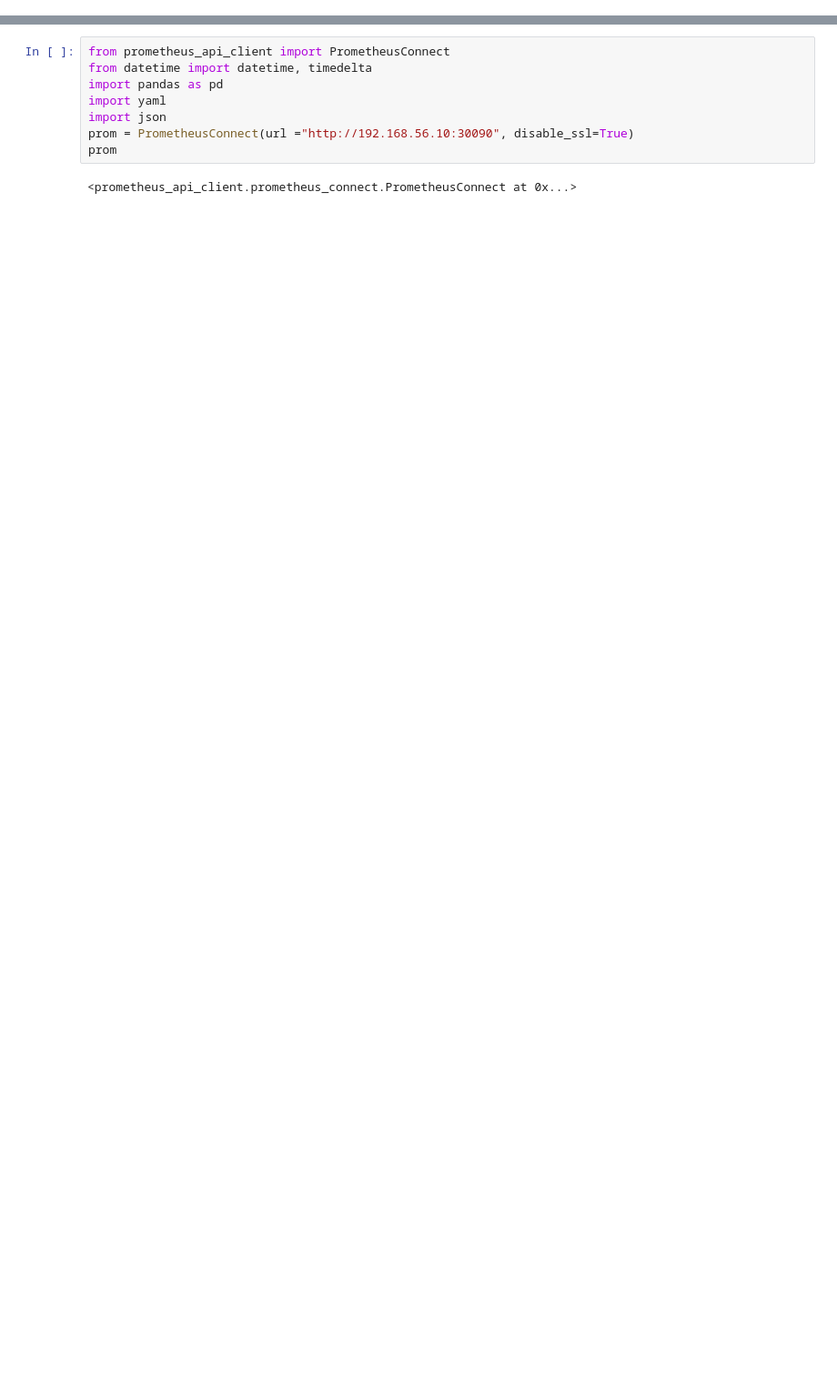
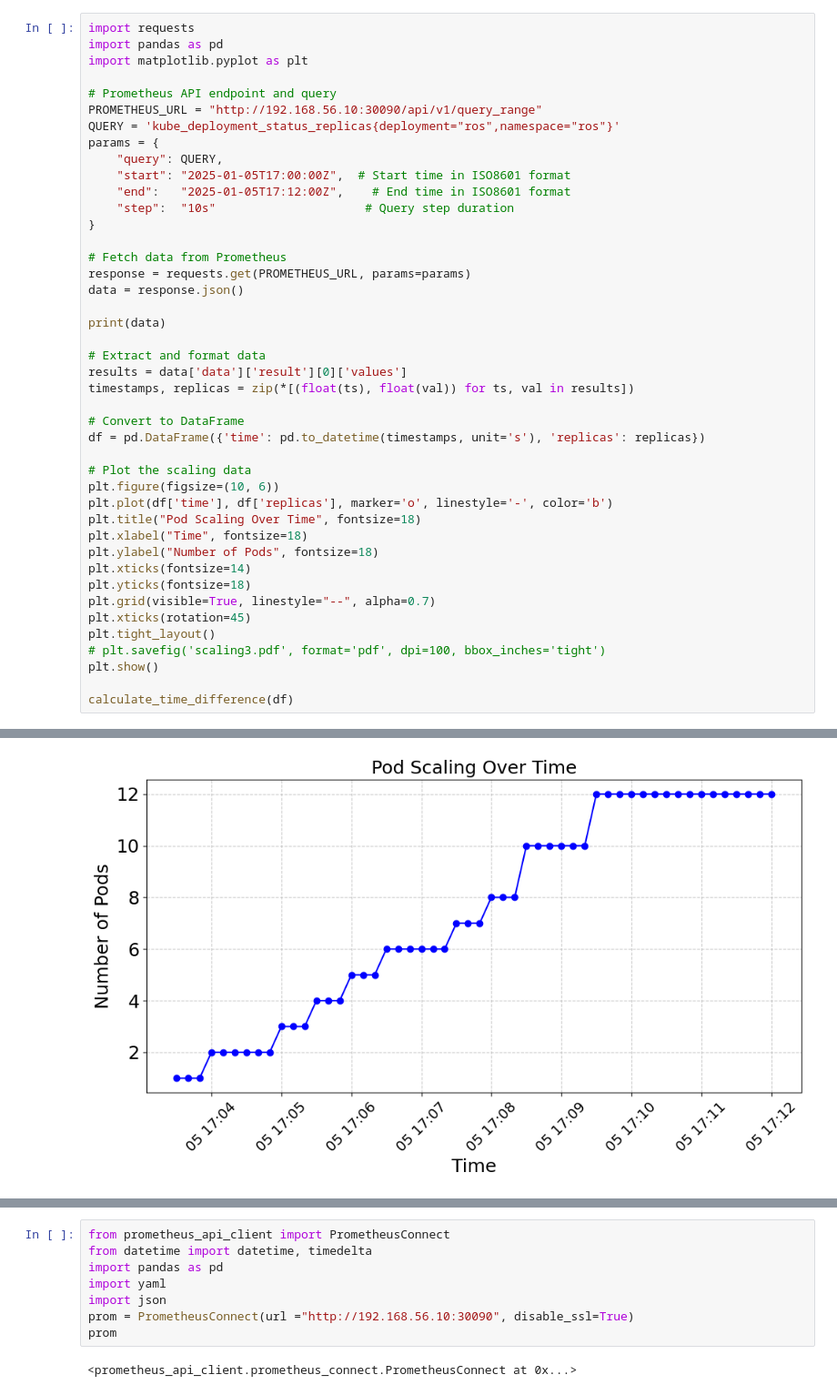
Before and after one commit to MSKazemi/Vagrant-Kubernetes-ROS2-Deployment, a Jupyter notebook: DataAnalysis/HPA.ipynb, the cells around one changed output, grey strips where cells are left out. Shown at 91% size. Saved outputs shown, nothing was run; the diff lists cells and outputs as text; blank space fills up the shorter version.

```diff
--- a/DataAnalysis/HPA.ipynb
+++ b/DataAnalysis/HPA.ipynb
@@ -41,0 +108,44 @@ plt.show()
+# %%
+import requests
+import pandas as pd
+import matplotlib.pyplot as plt
+
+# Prometheus API endpoint and query
+PROMETHEUS_URL = "http://192.168.56.10:30090/api/v1/query_range"
+QUERY = 'kube_deployment_status_replicas{deployment="ros",namespace="ros"}'
+params = {
+    "query": QUERY,
+    "start": "2025-01-05T17:00:00Z",  # Start time in ISO8601 format
+    "end":   "2025-01-05T17:12:00Z",    # End time in ISO8601 format
+    "step":  "10s"                     # Query step duration
+}
+
+# Fetch data from Prometheus
+response = requests.get(PROMETHEUS_URL, params=params)
+data = response.json()
+
+print(data)
+
+# Extract and format data
+results = data['data']['result'][0]['values']
+timestamps, replicas = zip(*[(float(ts), float(val)) for ts, val in results])
+
+# Convert to DataFrame
+df = pd.DataFrame({'time': pd.to_datetime(timestamps, unit='s'), 'replicas': replicas})
+
+# Plot the scaling data
+plt.figure(figsize=(10, 6))
+plt.plot(df['time'], df['replicas'], marker='o', linestyle='-', color='b')
+plt.title("Pod Scaling Over Time", fontsize=18)
+plt.xlabel("Time", fontsize=18)
+plt.ylabel("Number of Pods", fontsize=18)
+plt.xticks(fontsize=14)
+plt.yticks(fontsize=18)
+plt.grid(visible=True, linestyle="--", alpha=0.7)
+plt.xticks(rotation=45)
+plt.tight_layout()
+# plt.savefig('scaling3.pdf', format='pdf', dpi=100, bbox_inches='tight')
+plt.show()
+
+calculate_time_difference(df)
+# %% [output]
@@ -41,0 +153 @@ plt.show()
+[figure, added]
```
Also changed, not shown: parts of 4 cells of this notebook, 6 other files.
